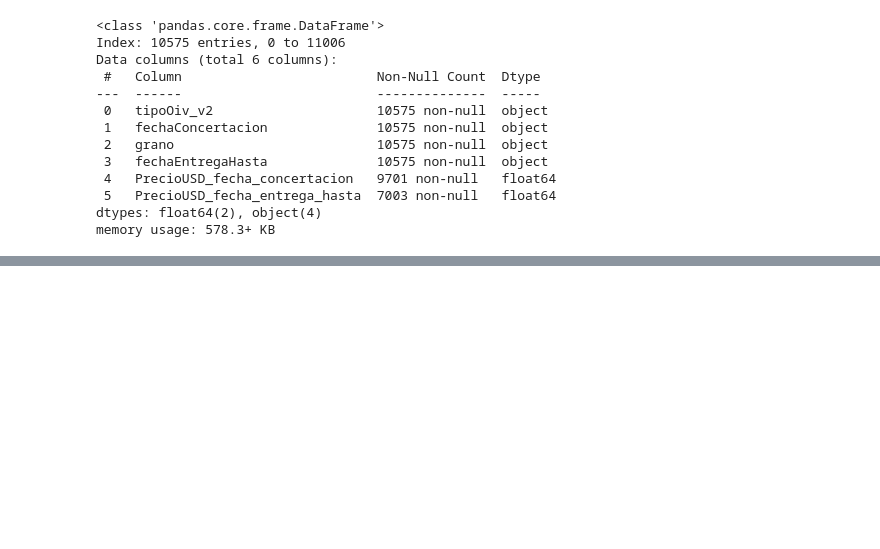
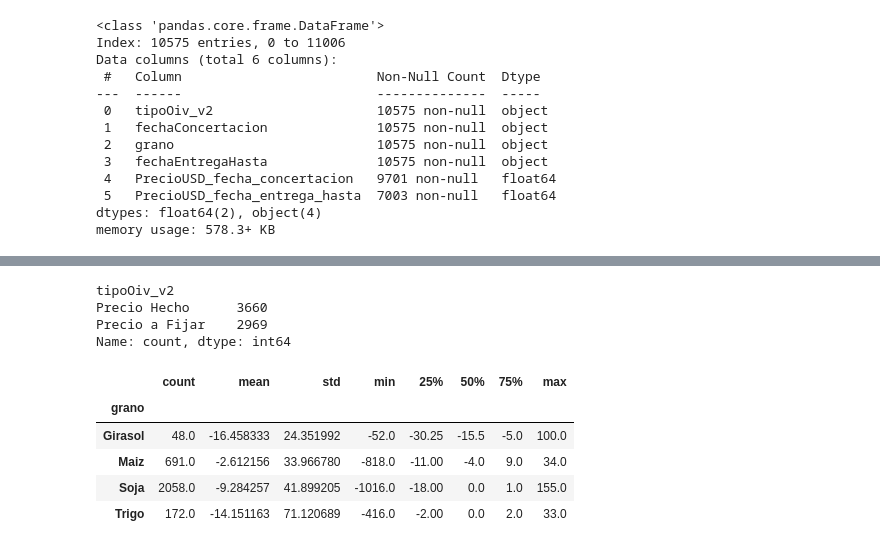
Before and after one commit to plijtmaer/web-mining-sio-granos, a Jupyter notebook: notebooks/5 - Precio Hecho vs. Precio a Fijar.ipynb, the cells around one changed output, grey strips where cells are left out. Cells and saved outputs as stored; diff of their text form; code cells hidden in the pictures; blank space fills up the shorter version.

```diff
--- a/notebooks/5 - Precio Hecho vs. Precio a Fijar.ipynb
+++ b/notebooks/5 - Precio Hecho vs. Precio a Fijar.ipynb
@@ -40,0 +67,16 @@ memory usage: 578.3+ KB
+# %%
+df_nonan.value_counts('tipoOiv_v2')
+# %% [output]
+tipoOiv_v2
+Precio Hecho      3660
+Precio a Fijar    2969
+Name: count, dtype: int64
+# %%
+df_nonan[df_nonan['tipoOiv_v2'] == 'Precio a Fijar'].groupby('grano')['Ganancia USD/tn por contrato de precio a fijar'].describe()
+# %% [output]
+|  | count | mean | std | min | 25% | 50% | 75% | max |
+| grano |  |  |  |  |  |  |  |  |
+| Girasol | 48.0 | -16.458333 | 24.351992 | -52.0 | -30.25 | -15.5 | -5.0 | 100.0 |
+| Maiz | 691.0 | -2.612156 | 33.966780 | -818.0 | -11.00 | -4.0 | 9.0 | 34.0 |
+| Soja | 2058.0 | -9.284257 | 41.899205 | -1016.0 | -18.00 | 0.0 | 1.0 | 155.0 |
+| Trigo | 172.0 | -14.151163 | 71.120689 | -416.0 | -2.00 | 0.0 | 2.0 | 33.0 |
```
Also changed, not shown: parts of 7 cells of this notebook.
